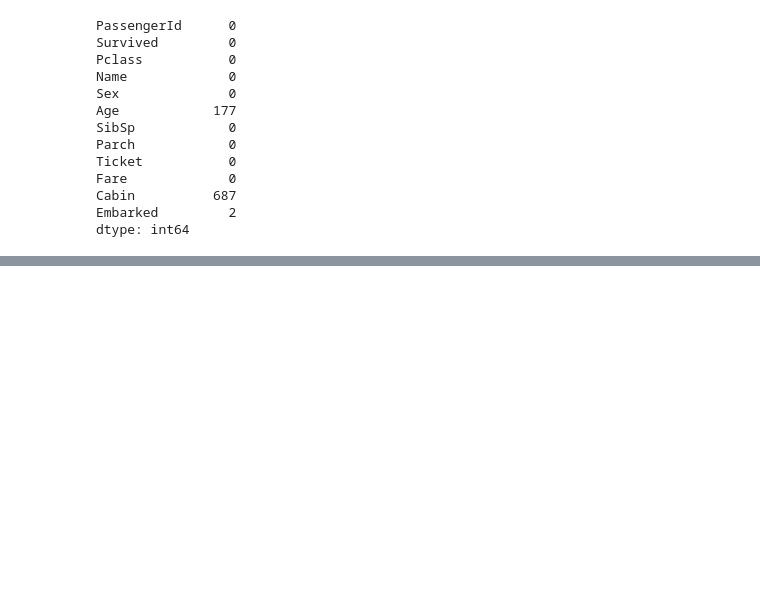
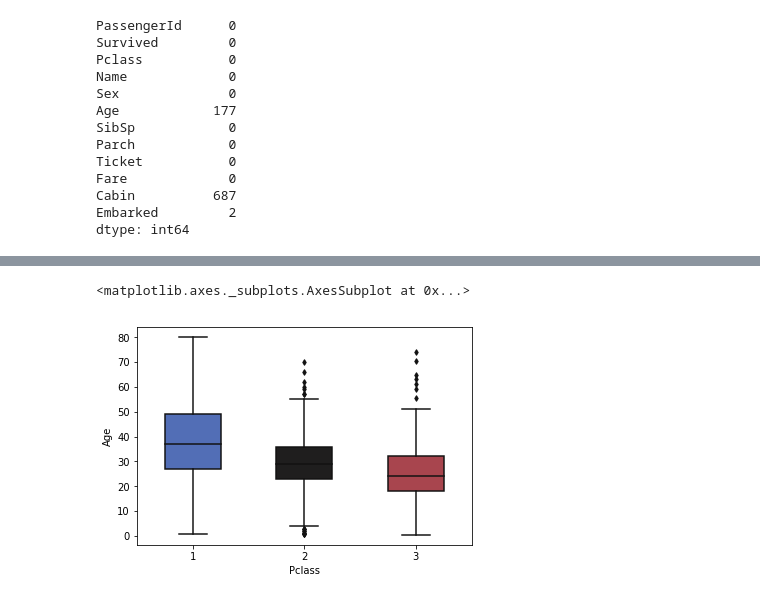
Before and after one commit to pablojrosa/Titanic_EDA, a Jupyter notebook: Titanic_EDA.ipynb, the cells around one changed output, grey strips where cells are left out. Saved outputs shown, nothing was run; the diff lists cells and outputs as text; code cells hidden in the pictures; blank space fills up the shorter version.

```diff
--- a/Titanic_EDA.ipynb
+++ b/Titanic_EDA.ipynb
@@ -85,0 +120,5 @@ Name: Pclass, dtype: int64
+# %%
+sns.boxplot( x=df["Pclass"], y=df["Age"], palette='icefire',width=0.5,fliersize=4)
+# %% [output]
+<matplotlib.axes._subplots.AxesSubplot at 0x...>
+[figure, added]
```
Also changed, not shown: parts of 23 cells of this notebook.
